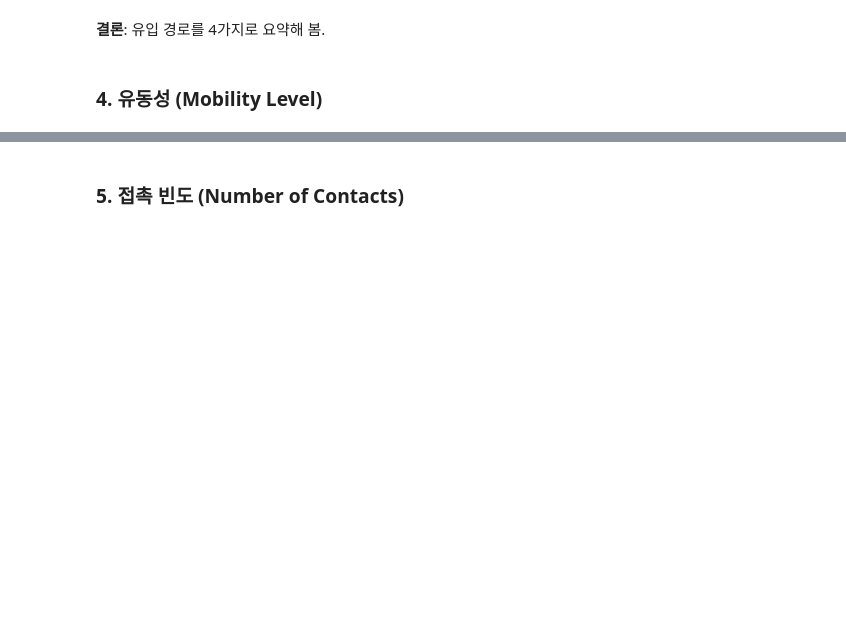
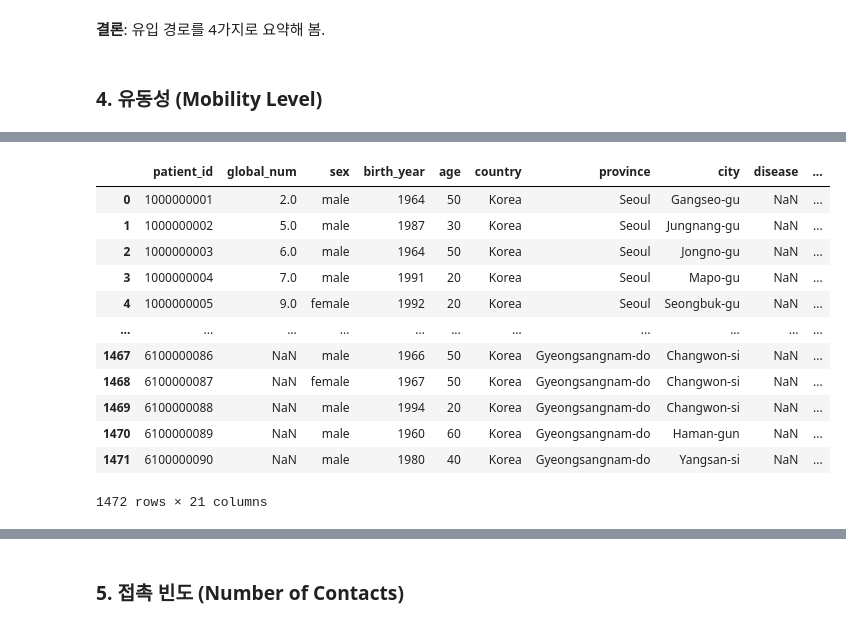
Before and after one commit to SeoMinJong/-, a Jupyter notebook: Covid_Insight_study.ipynb, the cells around one changed output, grey strips where cells are left out. Saved outputs shown, nothing was run; the diff lists cells and outputs as text; code cells hidden in the pictures; blank space fills up the shorter version.

```diff
--- a/Covid_Insight_study.ipynb
+++ b/Covid_Insight_study.ipynb
@@ -326,6 +320,6 @@ plt.show()
 ### 4. 유동성 (Mobility Level)
 # %%
 # 새롭게 유입경로 데이터를 불러온다.
-df2 = pd.read_csv(r'.\data\PatientRoute.csv')
+df2 = pd.read_csv('C:/study_data/bigdata/별첨 2_DACON_코로나 데이터 분석_업데이트 2/data/PatientRoute.csv')
 # %%
 df2.head()
@@ -373,7 +391,7 @@ def isessential(x):
     else:
         res = False
     return res
-df2['is_essential'] = df2['type'].apply(lambda x: isessential(x))
+df2['is_essential'] = df2['type'].apply(isessential)
 
 # 데이터 프레임 간추리기.
 df2 = df2[['patient_id', 'type', 'is_essential']]
@@ -393,3 +440,21 @@ df3.head()
+# %%
+df_joined0 = df1.merge(df3, on='patient_id', how='inner')
+# %%
+df_joined0
+# %% [output]
+|  | patient_id | global_num | sex | birth_year | age | country | province | city | disease | ... |
+| 0 | 1000000001 | 2.0 | male | 1964 | 50 | Korea | Seoul | Gangseo-gu | NaN | ... |
+| 1 | 1000000002 | 5.0 | male | 1987 | 30 | Korea | Seoul | Jungnang-gu | NaN | ... |
+| 2 | 1000000003 | 6.0 | male | 1964 | 50 | Korea | Seoul | Jongno-gu | NaN | ... |
+| 3 | 1000000004 | 7.0 | male | 1991 | 20 | Korea | Seoul | Mapo-gu | NaN | ... |
+| 4 | 1000000005 | 9.0 | female | 1992 | 20 | Korea | Seoul | Seongbuk-gu | NaN | ... |
+| ... | ... | ... | ... | ... | ... | ... | ... | ... | ... | ... |
+| 1467 | 6100000086 | NaN | male | 1966 | 50 | Korea | Gyeongsangnam-do | Changwon-si | NaN | ... |
+| 1468 | 6100000087 | NaN | female | 1967 | 50 | Korea | Gyeongsangnam-do | Changwon-si | NaN | ... |
+| 1469 | 6100000088 | NaN | male | 1994 | 20 | Korea | Gyeongsangnam-do | Changwon-si | NaN | ... |
+| 1470 | 6100000089 | NaN | male | 1960 | 60 | Korea | Gyeongsangnam-do | Haman-gun | NaN | ... |
+| 1471 | 6100000090 | NaN | male | 1980 | 40 | Korea | Gyeongsangnam-do | Yangsan-si | NaN | ... |
+1472 rows × 21 columns
 # %%
 # df1 (PatientInfo)와 df3 (PatientRoute 요약)을 Inner Join 해서 가로 방향으로 붙여서 df_joined를 만든다.
 df_joined = df1.merge(df3, left_on = 'patient_id', right_on = 'patient_id' , how='inner')
```
Also changed, not shown: parts of 39 cells of this notebook.
